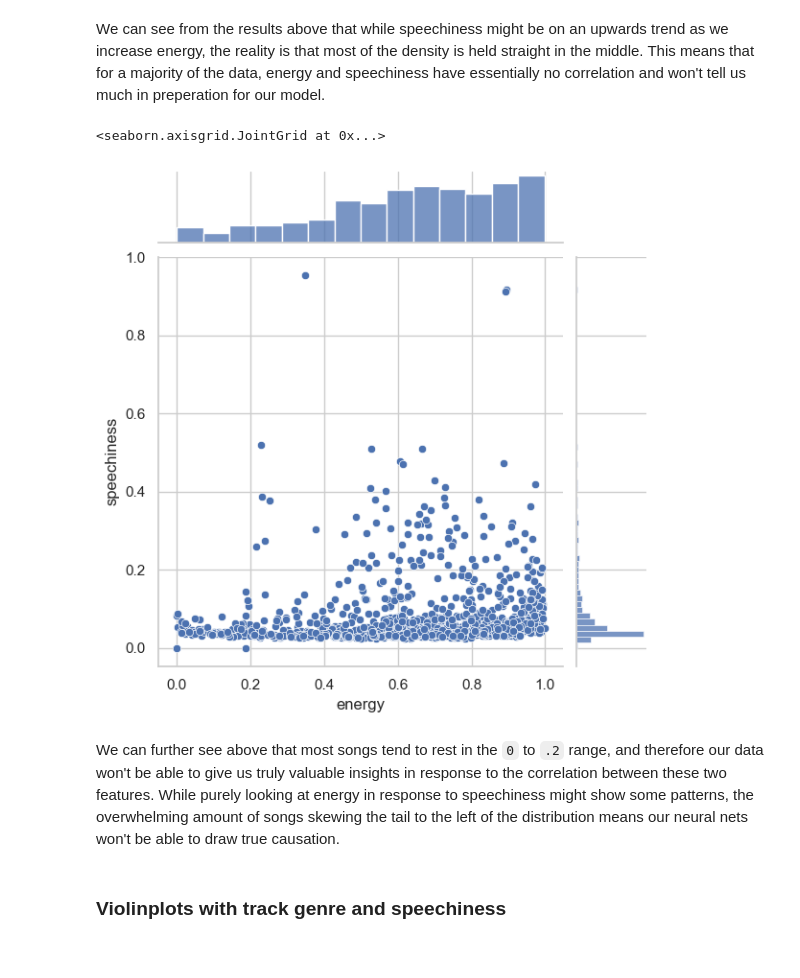
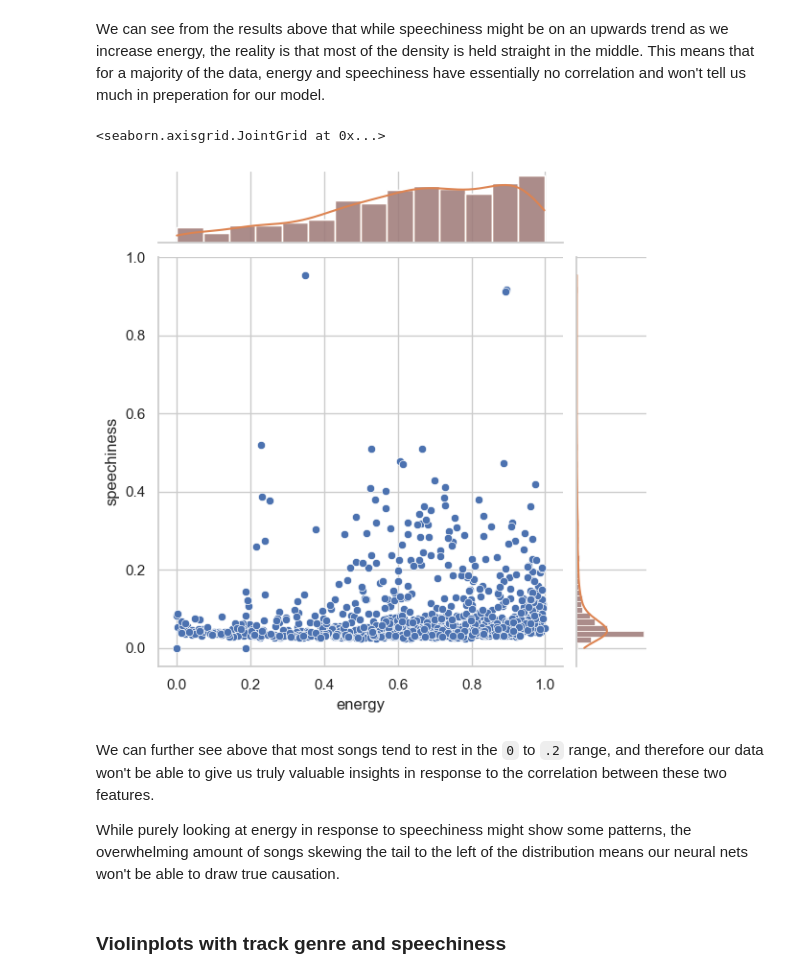
Before and after one commit to Khai189/SpotifyRecommender, a Jupyter notebook: TrainingData/DataVisualization.ipynb, the cells around one changed output. Saved outputs shown, nothing was run; the diff lists cells and outputs as text; code cells hidden in the pictures.

```diff
--- a/TrainingData/DataVisualization.ipynb
+++ b/TrainingData/DataVisualization.ipynb
@@ -81,14 +81,17 @@ We can see from the results above that while speechiness might be on an upwards
 # %%
 df_head = df.head(5)
 df_tail = df.tail(5)
 sns.set_theme(style="whitegrid")
 g = sns.JointGrid(optimized_random_df, x="energy", y="speechiness")
 g.plot(sns.scatterplot, sns.histplot)
+g.plot_marginals(sns.histplot, kde=True)
 # %% [output]
 <seaborn.axisgrid.JointGrid at 0x...>
-[figure, old version]
+[figure, new version]
 # %% [markdown]
-We can further see above that most songs tend to rest in the `0` to `.2` range, and therefore  our data won't be able to give us truly valuable insights in response to the correlation between these two features. While purely looking at energy in response to speechiness might show some patterns, the overwhelming amount of songs skewing the tail to the left of the distribution means our neural nets won't be able to draw true causation.
+We can further see above that most songs tend to rest in the `0` to `.2` range, and therefore  our data won't be able to give us truly valuable insights in response to the correlation between these two features.
+
+While purely looking at energy in response to speechiness might show some patterns, the overwhelming amount of songs skewing the tail to the left of the distribution means our neural nets won't be able to draw true causation.
 # %% [markdown]
 ### Violinplots with track genre and speechiness
 # %%
```
Also changed, not shown: parts of 2 cells of this notebook.
